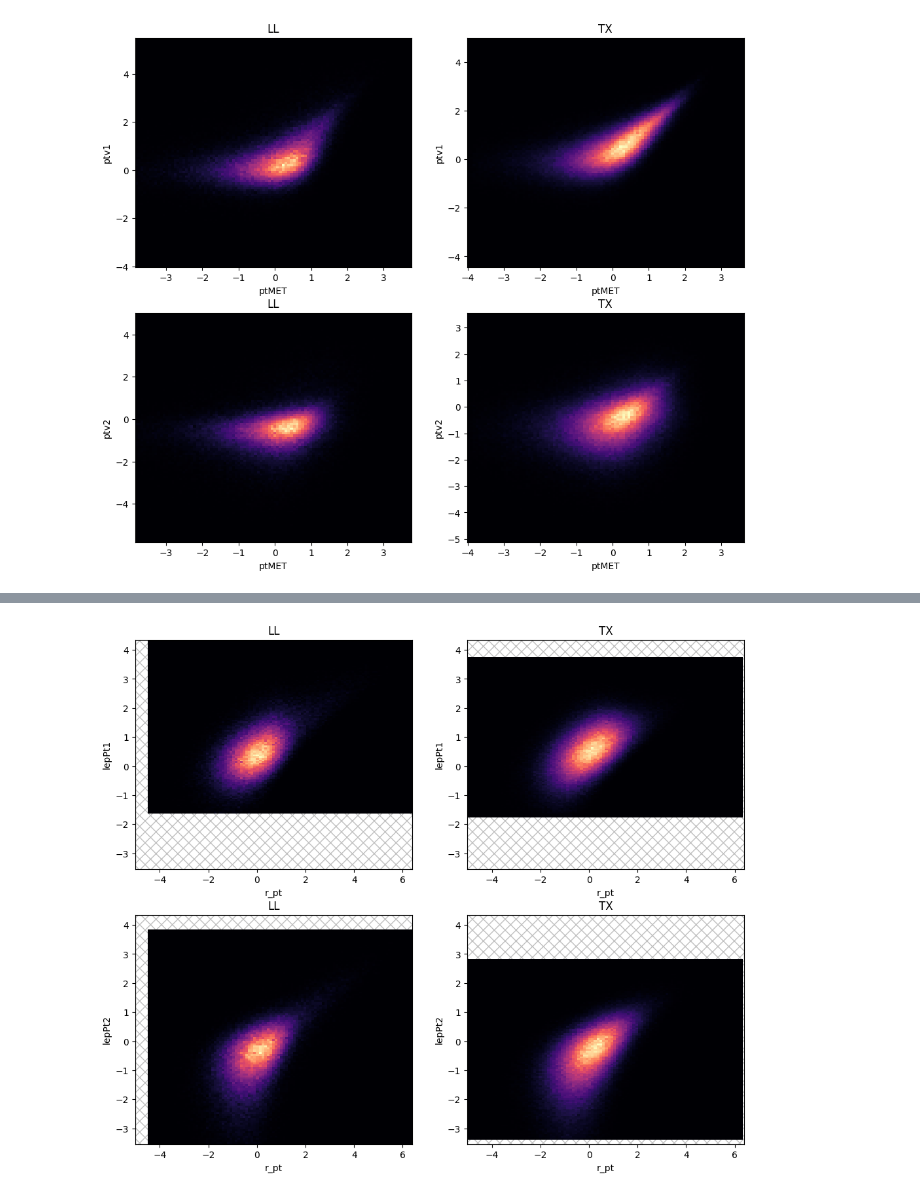
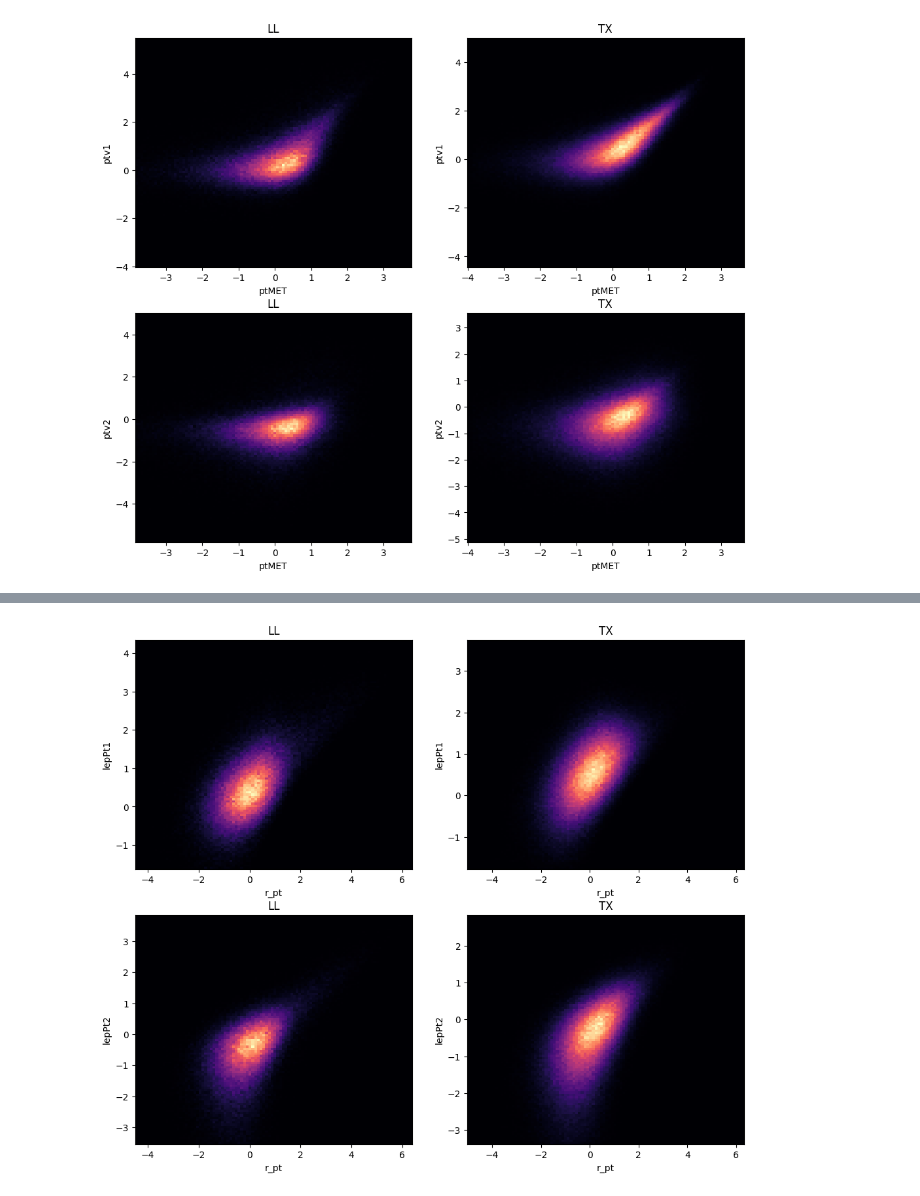
Before and after one commit to marcortinovis/MLforPolarizedVBS, a Jupyter notebook: feats_visual/correlation.ipynb, the cells around one changed output, grey strips where cells are left out. Saved outputs shown, nothing was run; the diff lists cells and outputs as text; code cells hidden in the pictures.

```diff
--- a/feats_visual/correlation.ipynb
+++ b/feats_visual/correlation.ipynb
@@ -180,40 +180,40 @@ plt.show()
 # %%
 fig, ax = plt.subplots(ncols=2, nrows=2, figsize=(12, 10))
-x_sx = min(np.concatenate([ll_df['r_pt'], tx_df['r_pt']]))
-x_dx = max(np.concatenate([ll_df['r_pt'], tx_df['r_pt']]))
-y_sx = min(np.concatenate([ll_df['lepPt1'], tx_df['lepPt1'], ll_df['lepPt2'], tx_df['lepPt2']]))
-y_dx = max(np.concatenate([ll_df['lepPt1'], tx_df['lepPt1'], ll_df['lepPt2'], tx_df['lepPt2']]))
+# x_sx = min(np.concatenate([ll_df['r_pt'], tx_df['r_pt']]))
+# x_dx = max(np.concatenate([ll_df['r_pt'], tx_df['r_pt']]))
+# y_sx = min(np.concatenate([ll_df['lepPt1'], tx_df['lepPt1'], ll_df['lepPt2'], tx_df['lepPt2']]))
+# y_dx = max(np.concatenate([ll_df['lepPt1'], tx_df['lepPt1'], ll_df['lepPt2'], tx_df['lepPt2']]))
 
-ax[0,0].axvspan(x_sx, x_dx, hatch='xx', facecolor='none', edgecolor='k', alpha=0.25)
+#ax[0,0].axvspan(x_sx, x_dx, hatch='xx', facecolor='none', edgecolor='k', alpha=0.25)
 hist_ll1 = ax[0,0].hist2d(ll_df['r_pt'], ll_df['lepPt1'], bins=100, cmap='magma')
 ax[0,0].set_xlabel('r_pt')
 ax[0,0].set_ylabel('lepPt1')
 ax[0,0].set_title('LL')
-ax[0,0].set_xlim(x_sx, x_dx)
-ax[0,0].set_ylim(y_sx, y_dx)
-ax[0,1].axvspan(x_sx, x_dx, hatch='xx', facecolor='none', edgecolor='k', alpha=0.25)
+# ax[0,0].set_xlim(x_sx, x_dx)
+# ax[0,0].set_ylim(y_sx, y_dx)
+# ax[0,1].axvspan(x_sx, x_dx, hatch='xx', facecolor='none', edgecolor='k', alpha=0.25)
 hist_tx1 = ax[0,1].hist2d(tx_df['r_pt'], tx_df['lepPt1'], bins=100, cmap='magma')
 ax[0,1].set_xlabel('r_pt')
 ax[0,1].set_ylabel('lepPt1')
 ax[0,1].set_title('TX')
-ax[0,1].set_xlim(x_sx, x_dx)
-ax[0,1].set_ylim(y_sx, y_dx)
-ax[1,0].axvspan(x_sx, x_dx, hatch='xx', facecolor='none', edgecolor='k', alpha=0.25)
+# ax[0,1].set_xlim(x_sx, x_dx)
+# ax[0,1].set_ylim(y_sx, y_dx)
+# ax[1,0].axvspan(x_sx, x_dx, hatch='xx', facecolor='none', edgecolor='k', alpha=0.25)
 hist_ll2 = ax[1,0].hist2d(ll_df['r_pt'], ll_df['lepPt2'], bins=100, cmap='magma')
 ax[1,0].set_xlabel('r_pt')
 ax[1,0].set_ylabel('lepPt2')
 ax[1,0].set_title('LL')
-ax[1,0].set_xlim(x_sx, x_dx)
-ax[1,0].set_ylim(y_sx, y_dx)
-ax[1,1].axvspan(x_sx, x_dx, hatch='xx', facecolor='none', edgecolor='k', alpha=0.25)
+# ax[1,0].set_xlim(x_sx, x_dx)
+# ax[1,0].set_ylim(y_sx, y_dx)
+# ax[1,1].axvspan(x_sx, x_dx, hatch='xx', facecolor='none', edgecolor='k', alpha=0.25)
 hist_tx2 = ax[1,1].hist2d(tx_df['r_pt'], tx_df['lepPt2'], bins=100, cmap='magma')
 ax[1,1].set_xlabel('r_pt')
 ax[1,1].set_ylabel('lepPt2')
 ax[1,1].set_title('TX')
-ax[1,1].set_xlim(x_sx, x_dx)
-ax[1,1].set_ylim(y_sx, y_dx)
+# ax[1,1].set_xlim(x_sx, x_dx)
+# ax[1,1].set_ylim(y_sx, y_dx)
 plt.show()
 # %% [output]
-[figure, old version]
+[figure, new version]
 # %%
 fig, ax = plt.subplots(ncols=2, nrows=2, figsize=(12, 10))
```
Also changed, not shown: parts of 2 cells of this notebook, 2 other files.
